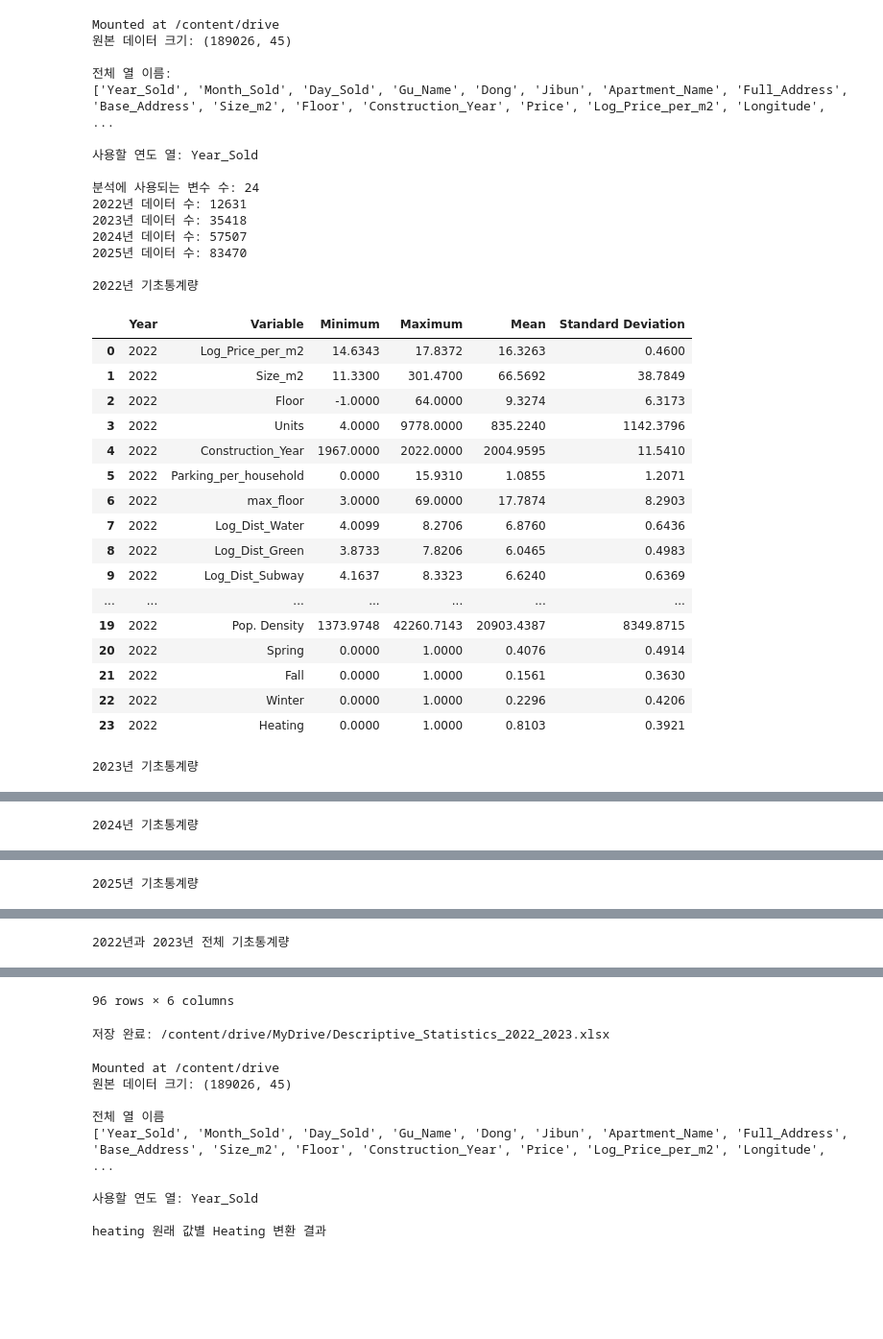
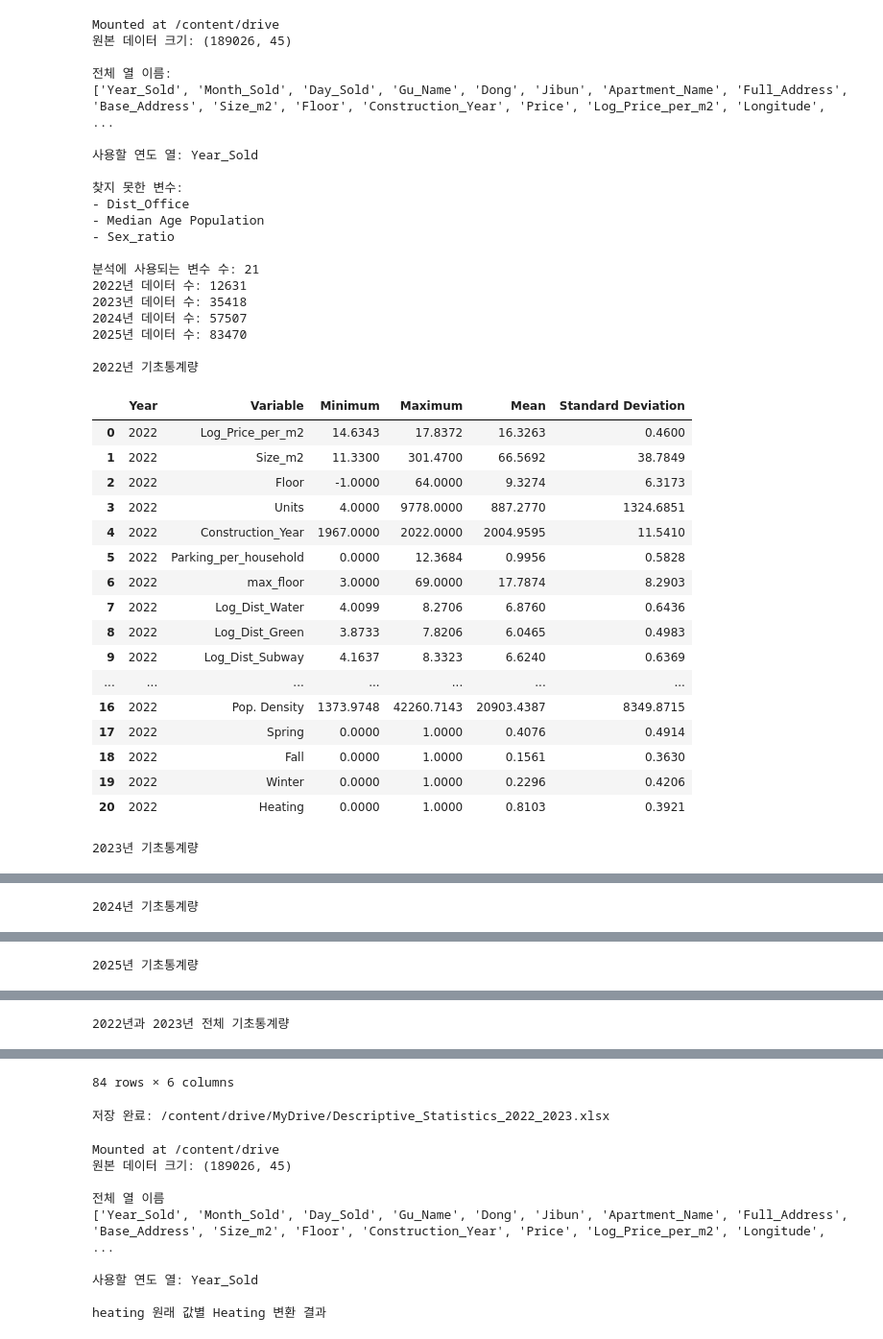
Before and after one commit to Le2se0hy/XAI_An, a Jupyter notebook: 기초통계량.ipynb, the cells around one changed output, grey strips where cells are left out. Shown at 96% size. Saved outputs shown, nothing was run; the diff lists cells and outputs as text; code cells hidden in the pictures; blank space fills up the shorter version.

Commit message:
0911 - Parking 수정

```diff
--- a/기초통계량.ipynb
+++ b/기초통계량.ipynb
@@ -68,8 +68,8 @@ variables = [
     'Log_Dist_Green',
     'Log_Dist_Subway',
     'Dist_Office',
-    'High_School_Count',
-    'Academy_Count',
+    'High_School',
+    'Academy',
     'Bus_Stop',
     'Population',
     'Old Population',
@@ -203,47 +203,52 @@ with pd.ExcelWriter(output_path, engine='openpyxl') as writer:
         sheet_name='2023년',
         index=False
     )
 
     stats_total.to_excel(
         writer,
         sheet_name='2022_2023 통합',
         index=False
     )
 
 print("\n저장 완료:", output_path)
 # %% [output]
 Mounted at /content/drive
 원본 데이터 크기: (189026, 45)
 
 전체 열 이름:
 ['Year_Sold', 'Month_Sold', 'Day_Sold', 'Gu_Name', 'Dong', 'Jibun', 'Apartment_Name', 'Full_Address', 'Base_Address', 'Size_m2', 'Floor', 'Construction_Year', 'Price', 'Log_Price_per_m2', 'Longitude', ...
 
 사용할 연도 열: Year_Sold
 
-분석에 사용되는 변수 수: 24
+찾지 못한 변수:
+- Dist_Office
+- Median Age Population
+- Sex_ratio
+
+분석에 사용되는 변수 수: 21
 2022년 데이터 수: 12631
 2023년 데이터 수: 35418
 2024년 데이터 수: 57507
 2025년 데이터 수: 83470
 
 2022년 기초통계량
 |  | Year | Variable | Minimum | Maximum | Mean | Standard Deviation |
 | 0 | 2022 | Log_Price_per_m2 | 14.6343 | 17.8372 | 16.3263 | 0.4600 |
 | 1 | 2022 | Size_m2 | 11.3300 | 301.4700 | 66.5692 | 38.7849 |
 | 2 | 2022 | Floor | -1.0000 | 64.0000 | 9.3274 | 6.3173 |
-| 3 | 2022 | Units | 4.0000 | 9778.0000 | 835.2240 | 1142.3796 |
+| 3 | 2022 | Units | 4.0000 | 9778.0000 | 887.2770 | 1324.6851 |
 | 4 | 2022 | Construction_Year | 1967.0000 | 2022.0000 | 2004.9595 | 11.5410 |
-| 5 | 2022 | Parking_per_household | 0.0000 | 15.9310 | 1.0855 | 1.2071 |
+| 5 | 2022 | Parking_per_household | 0.0000 | 12.3684 | 0.9956 | 0.5828 |
 | 6 | 2022 | max_floor | 3.0000 | 69.0000 | 17.7874 | 8.2903 |
 | 7 | 2022 | Log_Dist_Water | 4.0099 | 8.2706 | 6.8760 | 0.6436 |
 | 8 | 2022 | Log_Dist_Green | 3.8733 | 7.8206 | 6.0465 | 0.4983 |
 | 9 | 2022 | Log_Dist_Subway | 4.1637 | 8.3323 | 6.6240 | 0.6369 |
 | ... | ... | ... | ... | ... | ... | ... |
-| 19 | 2022 | Pop. Density | 1373.9748 | 42260.7143 | 20903.4387 | 8349.8715 |
-| 20 | 2022 | Spring | 0.0000 | 1.0000 | 0.4076 | 0.4914 |
-| 21 | 2022 | Fall | 0.0000 | 1.0000 | 0.1561 | 0.3630 |
-| 22 | 2022 | Winter | 0.0000 | 1.0000 | 0.2296 | 0.4206 |
-| 23 | 2022 | Heating | 0.0000 | 1.0000 | 0.8103 | 0.3921 |
+| 16 | 2022 | Pop. Density | 1373.9748 | 42260.7143 | 20903.4387 | 8349.8715 |
+| 17 | 2022 | Spring | 0.0000 | 1.0000 | 0.4076 | 0.4914 |
+| 18 | 2022 | Fall | 0.0000 | 1.0000 | 0.1561 | 0.3630 |
+| 19 | 2022 | Winter | 0.0000 | 1.0000 | 0.2296 | 0.4206 |
+| 20 | 2022 | Heating | 0.0000 | 1.0000 | 0.8103 | 0.3921 |
 2023년 기초통계량
 |  | Year | Variable | Minimum | Maximum | Mean | Standard Deviation |
 | 0 | 2023 | Log_Price_per_m2 | 14.5430 | 18.0202 | 16.3576 | 0.4369 |
@@ -314,4 +319,4 @@ Mounted at /content/drive
-96 rows × 6 columns
+84 rows × 6 columns
 저장 완료: /content/drive/MyDrive/Descriptive_Statistics_2022_2023.xlsx
 # %%
 # ============================================================
```
Also changed, not shown: parts of 1 cell of this notebook.
